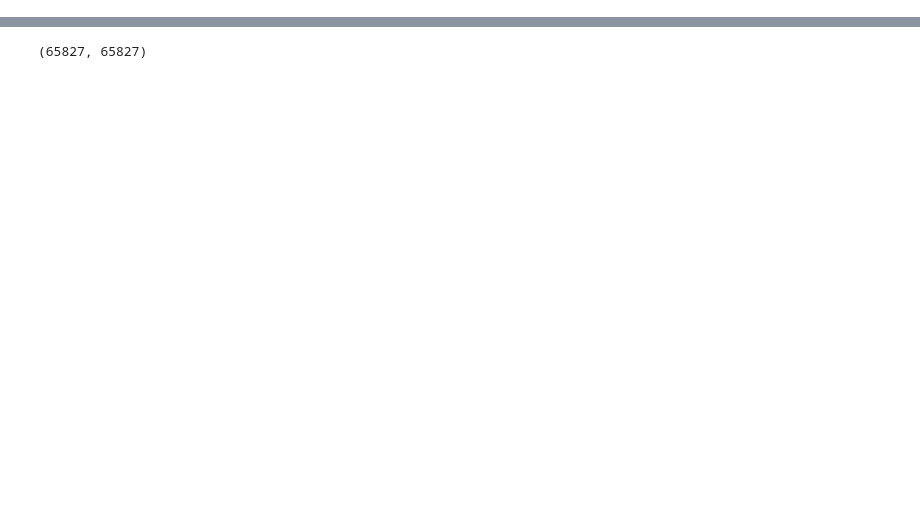
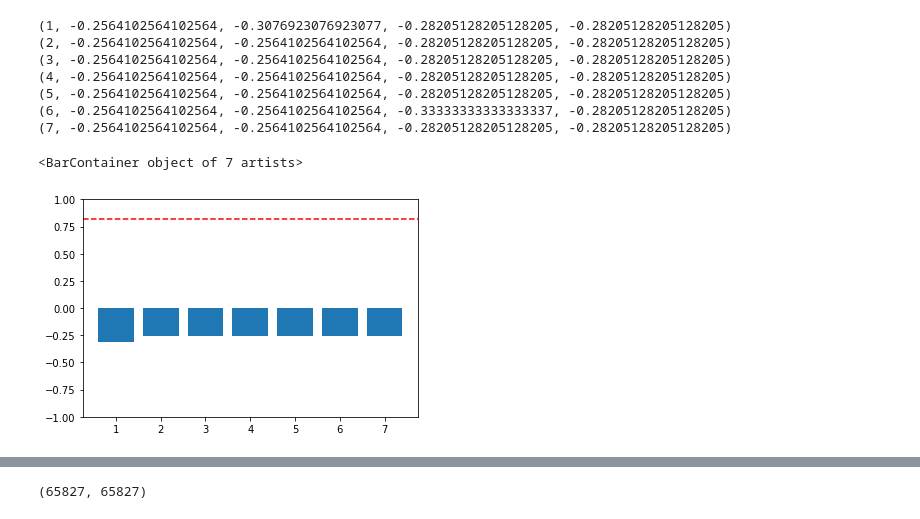
Before and after one commit to SNaGLab/Cognitive-Parcellation, a Jupyter notebook: code/experiments/alexnet_step_2.ipynb, the cells around one changed output, grey strips where cells are left out. Saved outputs shown, nothing was run; the diff lists cells and outputs as text; code cells hidden in the pictures; blank space fills up the shorter version.

```diff
--- a/code/experiments/alexnet_step_2.ipynb
+++ b/code/experiments/alexnet_step_2.ipynb
@@ -891,3 +893,25 @@ plt.savefig('../../results/scree/animate_by_layer.png', format='png')
+# %%
+X = np.arange(1,8)
+Y = []
+Z =[]
+tmp = 0.
+for item in X:
+    print(item,layer_info[ana][item]['pre'],layer_info[ana][item]['post'],layer_info[ana][item]['rand'], layer_info[ana][item]['no'])
+    Y.append(layer_info[ana][item]['post'])
+
+plt.axhline(y=0.82051282051 , color='r', linestyle='--')
+plt.ylim([-1,1])
+plt.bar(X,Y)
+# %% [output]
+(1, -0.2564102564102564, -0.3076923076923077, -0.28205128205128205, -0.28205128205128205)
+(2, -0.2564102564102564, -0.2564102564102564, -0.28205128205128205, -0.28205128205128205)
+(3, -0.2564102564102564, -0.2564102564102564, -0.28205128205128205, -0.28205128205128205)
+(4, -0.2564102564102564, -0.2564102564102564, -0.28205128205128205, -0.28205128205128205)
+(5, -0.2564102564102564, -0.2564102564102564, -0.28205128205128205, -0.28205128205128205)
+(6, -0.2564102564102564, -0.2564102564102564, -0.33333333333333337, -0.28205128205128205)
+(7, -0.2564102564102564, -0.2564102564102564, -0.28205128205128205, -0.28205128205128205)
+<BarContainer object of 7 artists>
+[figure, added]
 # %%
 X = np.arange(1,8)
 Y = []
```
Also changed, not shown: parts of 22 cells of this notebook, 41 other files.
